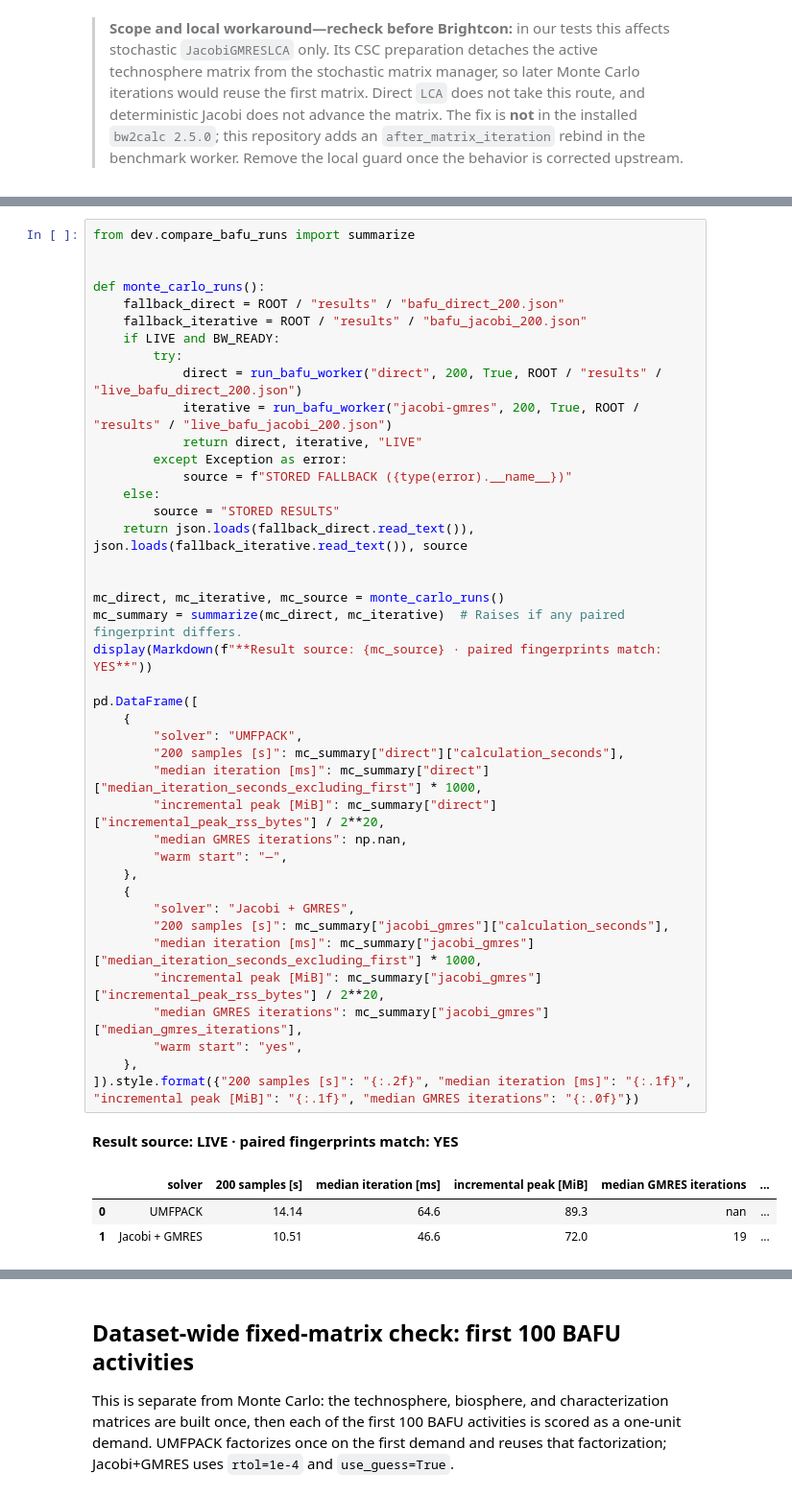
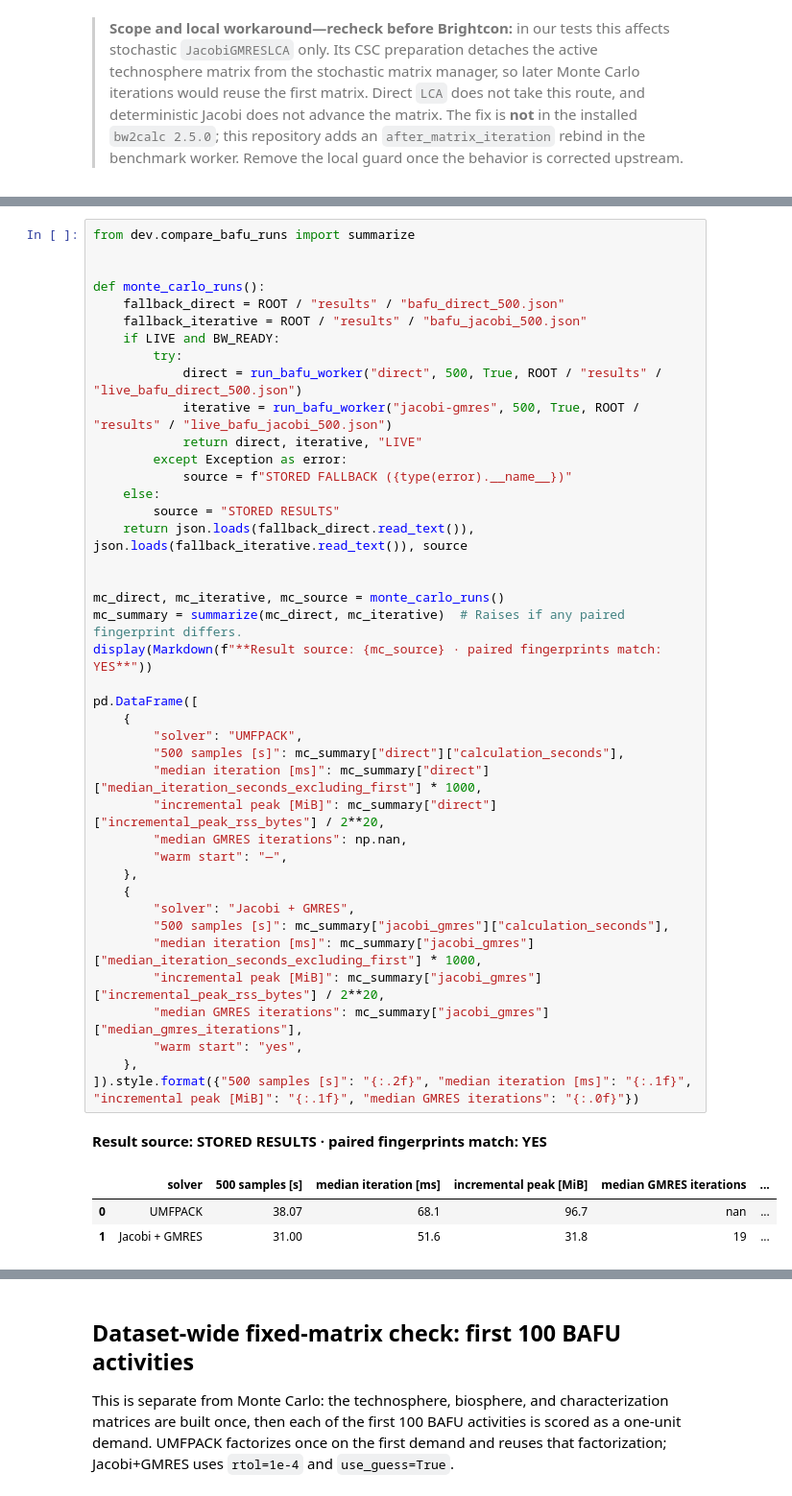
Before and after one commit to romainsacchi/jacobi, a Jupyter notebook: output/jupyter-notebook/brightcon-2026-jacobi-gmres.ipynb, the cells around one changed output, grey strips where cells are left out. Shown at 96% size. Saved outputs shown, nothing was run; the diff lists cells and outputs as text.

```diff
--- a/output/jupyter-notebook/brightcon-2026-jacobi-gmres.ipynb
+++ b/output/jupyter-notebook/brightcon-2026-jacobi-gmres.ipynb
@@ -472,47 +472,47 @@ from dev.compare_bafu_runs import summarize
 
 
 def monte_carlo_runs():
-    fallback_direct = ROOT / "results" / "bafu_direct_200.json"
-    fallback_iterative = ROOT / "results" / "bafu_jacobi_200.json"
+    fallback_direct = ROOT / "results" / "bafu_direct_500.json"
+    fallback_iterative = ROOT / "results" / "bafu_jacobi_500.json"
     if LIVE and BW_READY:
         try:
-            direct = run_bafu_worker("direct", 200, True, ROOT / "results" / "live_bafu_direct_200.json")
-            iterative = run_bafu_worker("jacobi-gmres", 200, True, ROOT / "results" / "live_bafu_jacobi_200.json")
+            direct = run_bafu_worker("direct", 500, True, ROOT / "results" / "live_bafu_direct_500.json")
+            iterative = run_bafu_worker("jacobi-gmres", 500, True, ROOT / "results" / "live_bafu_jacobi_500.json")
             return direct, iterative, "LIVE"
         except Exception as error:
             source = f"STORED FALLBACK ({type(error).__name__})"
     else:
         source = "STORED RESULTS"
     return json.loads(fallback_direct.read_text()), json.loads(fallback_iterative.read_text()), source
 
 
 mc_direct, mc_iterative, mc_source = monte_carlo_runs()
 mc_summary = summarize(mc_direct, mc_iterative)  # Raises if any paired fingerprint differs.
 display(Markdown(f"**Result source: {mc_source} · paired fingerprints match: YES**"))
 
 pd.DataFrame([
     {
         "solver": "UMFPACK",
-        "200 samples [s]": mc_summary["direct"]["calculation_seconds"],
+        "500 samples [s]": mc_summary["direct"]["calculation_seconds"],
         "median iteration [ms]": mc_summary["direct"]["median_iteration_seconds_excluding_first"] * 1000,
         "incremental peak [MiB]": mc_summary["direct"]["incremental_peak_rss_bytes"] / 2**20,
         "median GMRES iterations": np.nan,
         "warm start": "—",
     },
     {
         "solver": "Jacobi + GMRES",
-        "200 samples [s]": mc_summary["jacobi_gmres"]["calculation_seconds"],
+        "500 samples [s]": mc_summary["jacobi_gmres"]["calculation_seconds"],
         "median iteration [ms]": mc_summary["jacobi_gmres"]["median_iteration_seconds_excluding_first"] * 1000,
         "incremental peak [MiB]": mc_summary["jacobi_gmres"]["incremental_peak_rss_bytes"] / 2**20,
         "median GMRES iterations": mc_summary["jacobi_gmres"]["median_gmres_iterations"],
         "warm start": "yes",
     },
-]).style.format({"200 samples [s]": "{:.2f}", "median iteration [ms]": "{:.1f}", "incremental peak [MiB]": "{:.1f}", "median GMRES iterations": "{:.0f}"})
+]).style.format({"500 samples [s]": "{:.2f}", "median iteration [ms]": "{:.1f}", "incremental peak [MiB]": "{:.1f}", "median GMRES iterations": "{:.0f}"})
 # %% [output]
-**Result source: LIVE · paired fingerprints match: YES**
+**Result source: STORED RESULTS · paired fingerprints match: YES**
-|  | solver | 200 samples [s] | median iteration [ms] | incremental peak [MiB] | median GMRES iterations | ... |
-| 0 | UMFPACK | 14.14 | 64.6 | 89.3 | nan | ... |
-| 1 | Jacobi + GMRES | 10.51 | 46.6 | 72.0 | 19 | ... |
+|  | solver | 500 samples [s] | median iteration [ms] | incremental peak [MiB] | median GMRES iterations | ... |
+| 0 | UMFPACK | 38.07 | 68.1 | 96.7 | nan | ... |
+| 1 | Jacobi + GMRES | 31.00 | 51.6 | 31.8 | 19 | ... |
 # %%
 direct_scores = np.array([record["score"] for record in mc_direct["records"]])
 iterative_scores = np.array([record["score"] for record in mc_iterative["records"]])
```
Also changed, not shown: parts of 11 cells of this notebook, 6 other files.
